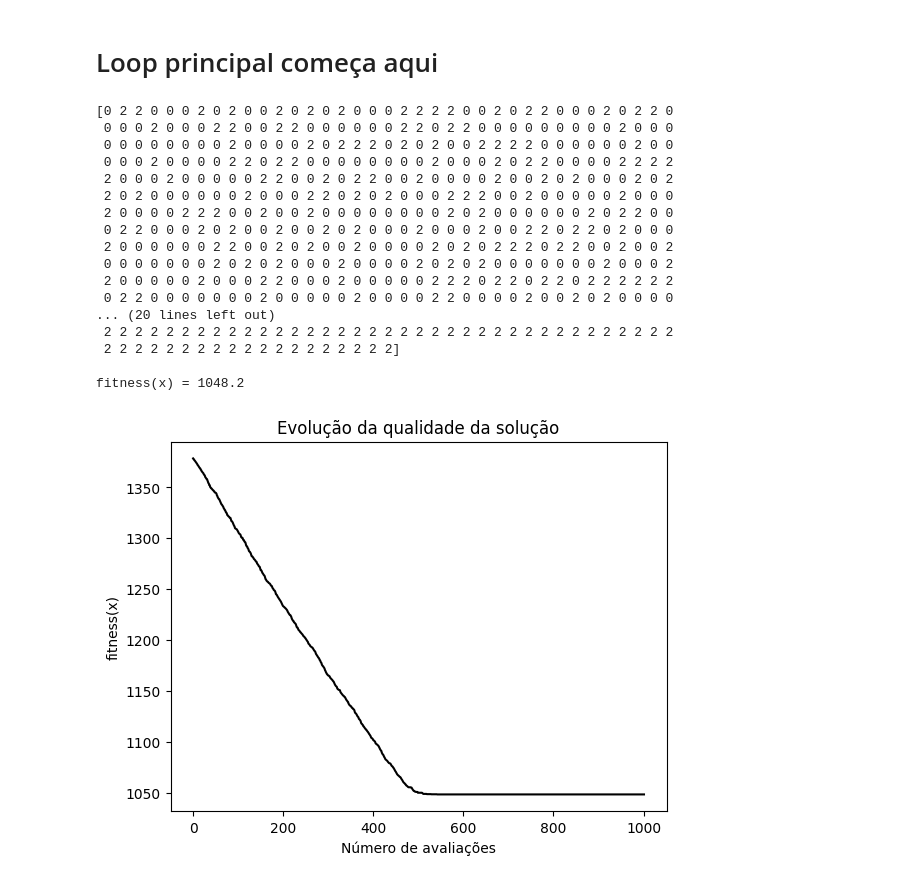
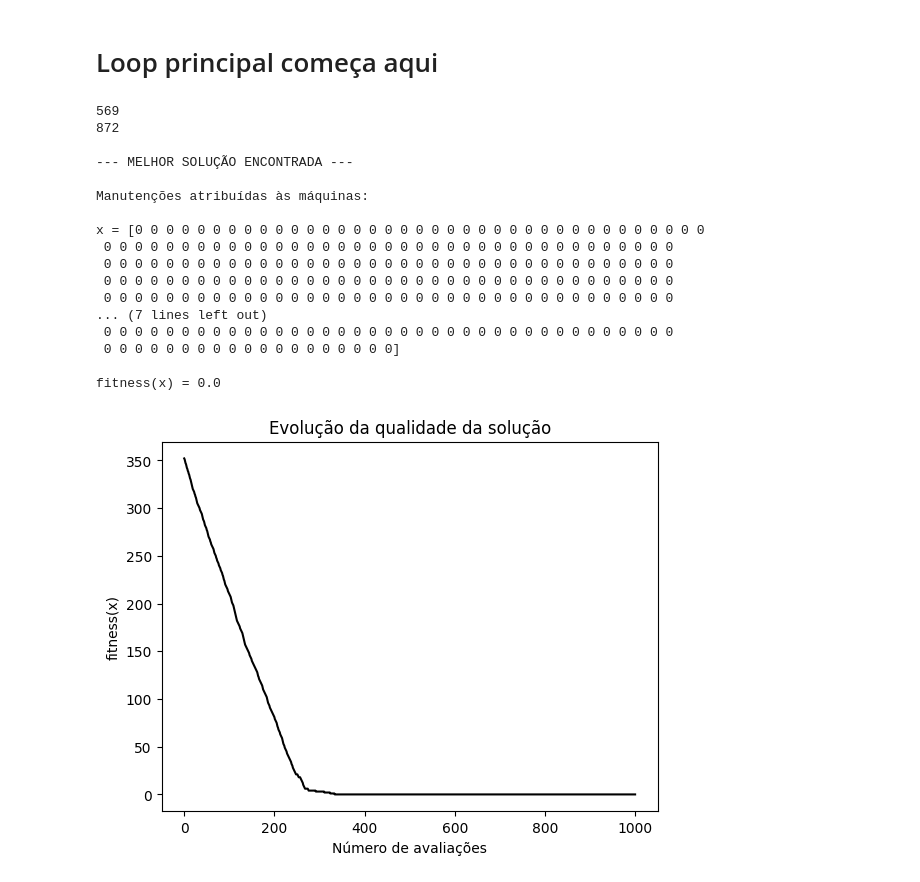
Before and after one commit to RaphaelLeivas/td-2025-1, a Jupyter notebook: tc1_f1.ipynb, the cells around one changed output. Saved outputs shown, nothing was run; the diff lists cells and outputs as text; code cells hidden in the pictures.

Commit message:
Teste com fobj1

```diff
--- a/tc1_f1.ipynb
+++ b/tc1_f1.ipynb
@@ -264,8 +264,8 @@ probdata = myProblem.probdef()
 x = myProblem.sol_inicial(probdata, apply_constructive_heuristic=True)
 
 # Avalia solução inicial
-#x = myProblem.fobj1(x, probdata)
-x = myProblem.fobj2(x, probdata)
+x = myProblem.fobj1(x, probdata)
+#x = myProblem.fobj2(x, probdata)
 num_sol_avaliadas += 1
 
 # agora é definir os shake e vizinhanças do VNS para ele achar a solução ótima
@@ -292,50 +292,50 @@ while num_sol_avaliadas < max_num_sol_avaliadas:
 
         # Gera uma solução candidata na k-ésima vizinhança de x
         y = myVNS.shake(x,k,probdata)
 
         # faz uma busca local a partir da solução candidata do shake
-        y_local = myVNS.firstImprovement(x,probdata, myProblem.fobj2, k)
+        y_local = myVNS.firstImprovement(x,probdata, myProblem.fobj1, k)
 
-        #y = myProblem.fobj1(y,probdata)
-        y = myProblem.fobj2(y,probdata)
+        y = myProblem.fobj1(y,probdata)
+        #y = myProblem.fobj2(y,probdata)
         num_sol_avaliadas += 1
 
         # Atualiza solução corrente e estrutura de vizinhança (se necessário)
         x,k = myVNS.neighborhoodChange(x,y_local,k)
 
         # Armazena dados para plot
         historico.sol.append(x.solution)
         historico.fit.append(x.fitness)
 
 
 print('\n--- MELHOR SOLUÇÃO ENCONTRADA ---\n')
 print('Manutenções atribuídas às máquinas:\n')
 print('x = {}\n'.format(x.solution))
 print('fitness(x) = {:.1f}\n'.format(x.fitness))
 
 plt.figure()
 s = len(historico.fit)
 plt.plot(np.linspace(0,s-1,s),historico.fit,'k-')
 plt.title('Evolução da qualidade da solução');
 plt.xlabel('Número de avaliações');
 plt.ylabel('fitness(x)');
 plt.show()
 # %% [output]
-[0 2 2 0 0 0 2 0 2 0 0 2 0 2 0 2 0 0 0 2 2 2 2 0 0 2 0 2 2 0 0 0 2 0 2 2 0
- 0 0 0 2 0 0 0 2 2 0 0 2 2 0 0 0 0 0 0 2 2 0 2 2 0 0 0 0 0 0 0 0 0 2 0 0 0
- 0 0 0 0 0 0 0 0 2 0 0 0 0 2 0 2 2 2 0 2 0 2 0 0 2 2 2 2 0 0 0 0 0 0 2 0 0
- 0 0 0 2 0 0 0 0 2 2 0 2 2 0 0 0 0 0 0 0 0 2 0 0 0 2 0 2 2 0 0 0 0 2 2 2 2
- 2 0 0 0 2 0 0 0 0 0 2 2 0 0 2 0 2 2 0 0 2 0 0 0 0 2 0 0 2 0 2 0 0 0 2 0 2
- 2 0 2 0 0 0 0 0 0 2 0 0 0 2 2 0 2 0 2 0 0 0 2 2 2 0 0 2 0 0 0 0 0 2 0 0 0
- 2 0 0 0 0 2 2 2 0 0 2 0 0 2 0 0 0 0 0 0 0 0 2 0 2 0 0 0 0 0 0 2 0 2 2 0 0
- 0 2 2 0 0 0 2 0 2 0 0 2 0 0 2 0 2 0 0 0 2 0 0 0 2 0 0 2 2 0 2 2 0 2 0 0 0
- 2 0 0 0 0 0 0 2 2 0 0 2 0 2 0 0 2 0 0 0 0 2 0 2 0 2 2 2 0 2 2 0 0 2 0 0 2
- 0 0 0 0 0 0 0 2 0 2 0 2 0 0 0 2 0 0 0 0 2 0 2 0 2 0 0 0 0 0 0 0 2 0 0 0 2
- 2 0 0 0 0 0 2 0 0 0 2 2 0 0 0 2 0 0 0 0 0 2 2 2 0 2 2 0 2 2 0 2 2 2 2 2 2
- 0 2 2 0 0 0 0 0 0 0 2 0 0 0 0 0 2 0 0 0 0 2 2 0 0 0 0 2 0 0 2 0 2 0 0 0 0
-... (20 lines left out)
- 2 2 2 2 2 2 2 2 2 2 2 2 2 2 2 2 2 2 2 2 2 2 2 2 2 2 2 2 2 2 2 2 2 2 2 2 2
- 2 2 2 2 2 2 2 2 2 2 2 2 2 2 2 2 2 2 2]
+569
+872
 
-fitness(x) = 1048.2
+--- MELHOR SOLUÇÃO ENCONTRADA ---
+
+Manutenções atribuídas às máquinas:
+
+x = [0 0 0 0 0 0 0 0 0 0 0 0 0 0 0 0 0 0 0 0 0 0 0 0 0 0 0 0 0 0 0 0 0 0 0 0 0
+ 0 0 0 0 0 0 0 0 0 0 0 0 0 0 0 0 0 0 0 0 0 0 0 0 0 0 0 0 0 0 0 0 0 0 0 0 0
+ 0 0 0 0 0 0 0 0 0 0 0 0 0 0 0 0 0 0 0 0 0 0 0 0 0 0 0 0 0 0 0 0 0 0 0 0 0
+ 0 0 0 0 0 0 0 0 0 0 0 0 0 0 0 0 0 0 0 0 0 0 0 0 0 0 0 0 0 0 0 0 0 0 0 0 0
+ 0 0 0 0 0 0 0 0 0 0 0 0 0 0 0 0 0 0 0 0 0 0 0 0 0 0 0 0 0 0 0 0 0 0 0 0 0
+... (7 lines left out)
+ 0 0 0 0 0 0 0 0 0 0 0 0 0 0 0 0 0 0 0 0 0 0 0 0 0 0 0 0 0 0 0 0 0 0 0 0 0
+ 0 0 0 0 0 0 0 0 0 0 0 0 0 0 0 0 0 0 0]
+
+fitness(x) = 0.0
-[figure, old version]
+[figure, new version]
```
Also changed, not shown: parts of 1 cell of this notebook.
